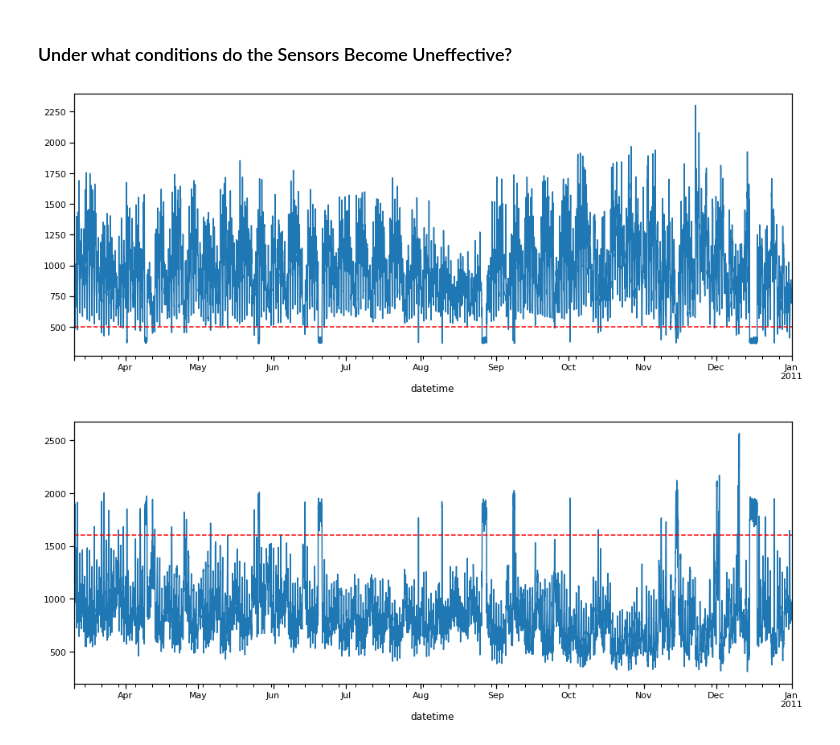
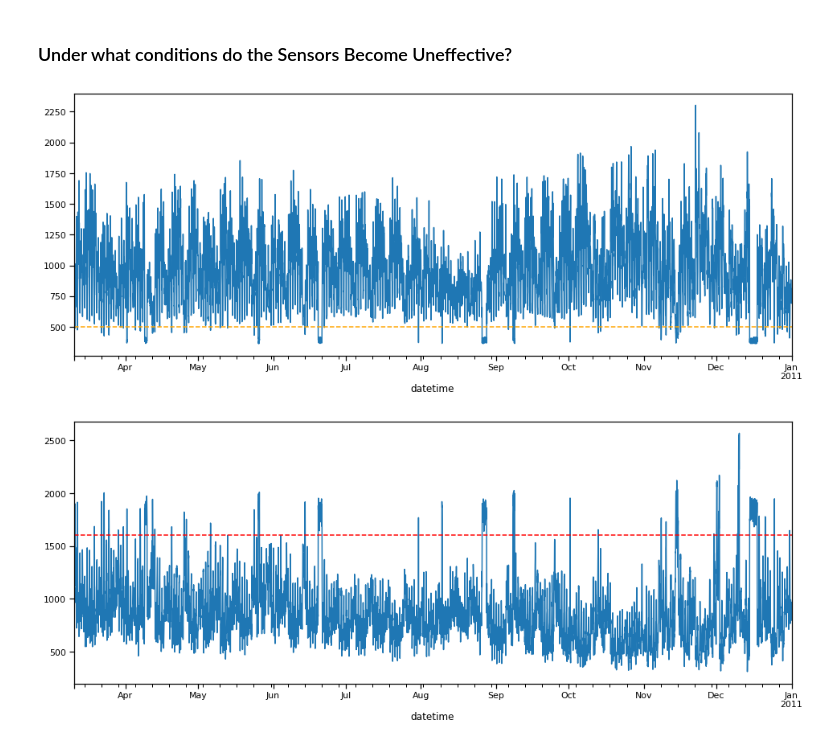
Before and after one commit to Yongliang-Shi/predicting-air-pollution, a Jupyter notebook: MVP.ipynb, the cells around one changed output. Cells and saved outputs as stored; diff of their text form; code cells hidden in the pictures.

```diff
--- a/MVP.ipynb
+++ b/MVP.ipynb
@@ -396,11 +404,11 @@ plt.show()
 # %%
 # Plot the readings of sensor 2 over time
 
 df.sensor_2.plot(figsize=(16,6))
-plt.axhline(y=500, linestyle='--', c='red')
+plt.axhline(y=500, linestyle='--', c='orange')
 plt.show()
 # %% [output]
-[figure, old version]
+[figure, new version]
 # %%
 # Plot the readings of sensor 3 over time
 
```
Also changed, not shown: parts of 6 cells of this notebook.
